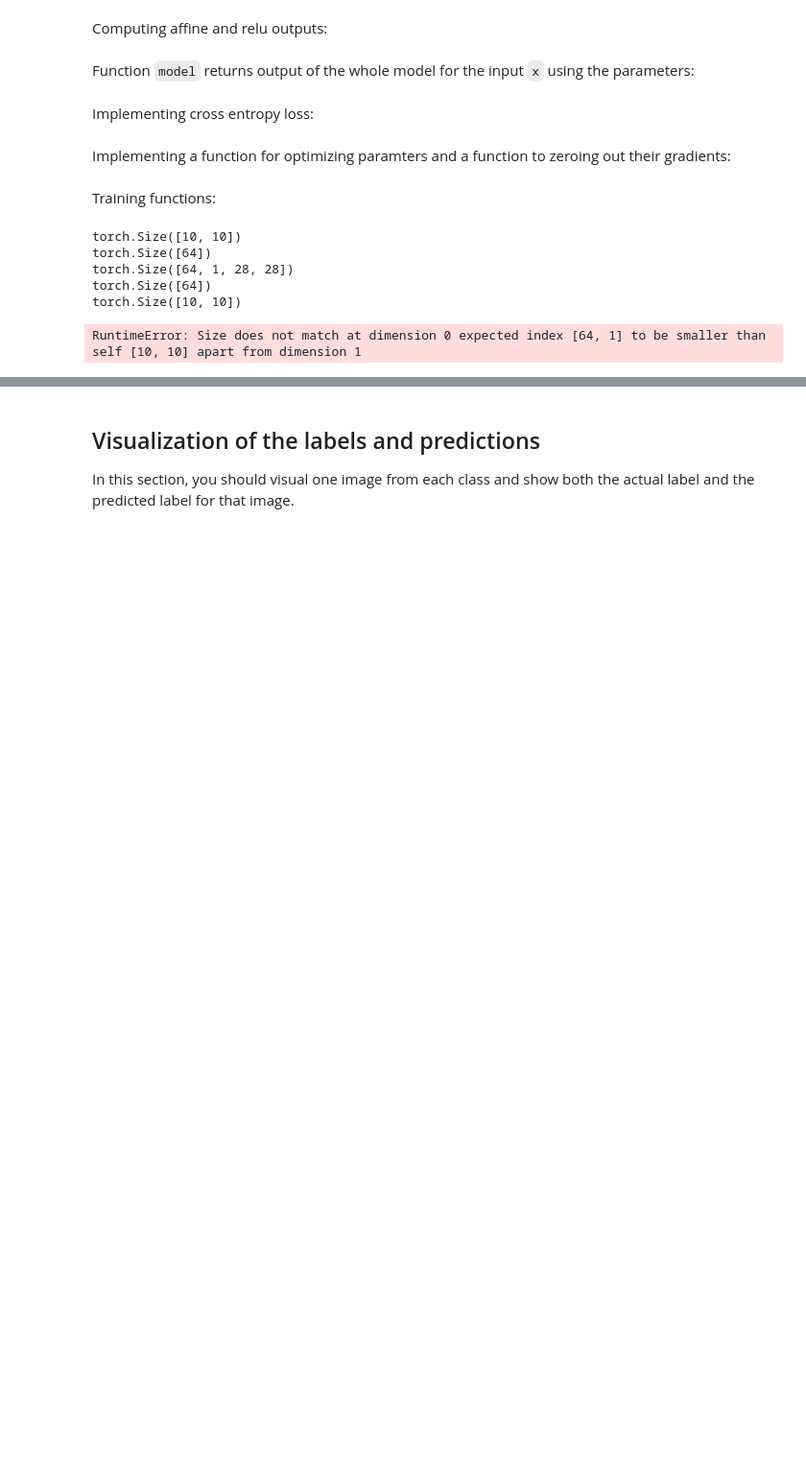
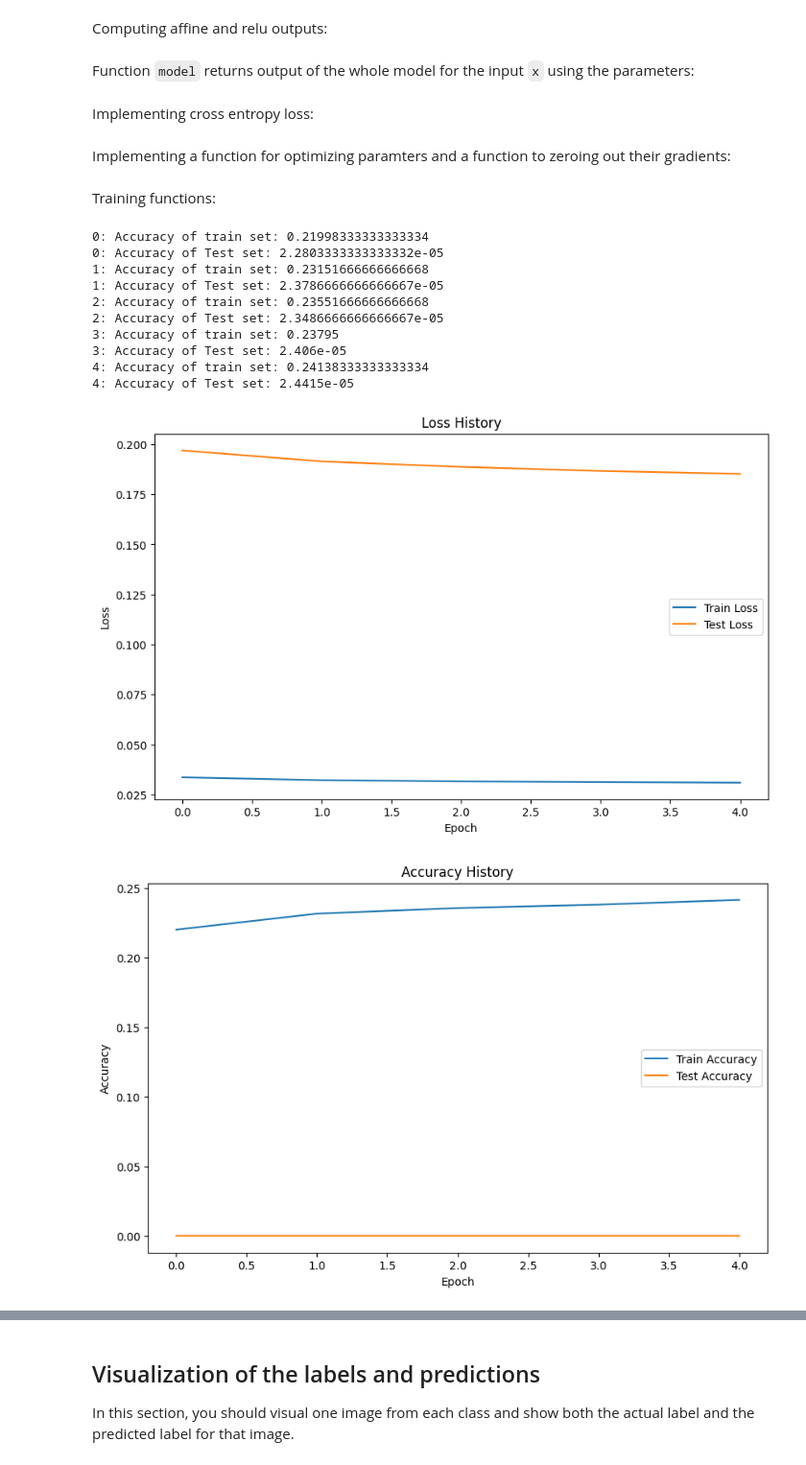
Before and after one commit to ParsaYousefpoor/IML_CHW3, a Jupyter notebook: Q1.ipynb, the cells around one changed output, grey strips where cells are left out. Shown: that part at 96% size. Saved outputs shown, nothing was run; the diff lists cells and outputs as text; code cells hidden in the pictures; blank space fills up the shorter version.

```diff
--- a/Q1.ipynb
+++ b/Q1.ipynb
@@ -139,19 +106,14 @@ plt.show()
 In this part, we create the model and initialize its parameters and store the values of these parameters in the variable `parameters` which is a dictionary including the weigths and biases of each layer.
 # %%
 def add_linear_layer(parameters: dict, shape, device, i=None):
-    """
-    This function adds parameters of a linear unit of shape `shape` to the `parameters` dictionary.
-    """
     n_in, n_out = shape
     with torch.no_grad():
         w = torch.zeros(*shape, device=device)
-        # kaiming initialization for ReLU activations:
         bound = 1 / np.sqrt(n_in).item()
         w.uniform_(-bound, bound)
-        b = torch.zeros(n_out, device=device)  # no need to (1, n_out). it will broadcast itself.
+        b = torch.zeros(n_out, device=device)
     w.requires_grad = True
     b.requires_grad = True
-    # `i` is used to give numbers to parameter names
     parameters.update({f'w{i}': w, f'b{i}': b})
 # %% [markdown]
 Now we define our neural network with the given layers and add the weights and biases to the dictionary `parameters`. **You are allowed to modify the values of the layers**.
@@ -197,18 +151,14 @@ def relu(x):
 Function `model` returns output of the whole model for the input `x` using the parameters:
 # %%
 def model(x: torch.Tensor, parameters, num_layers=num_layers):
-    # number of batches
     B = x.shape[0]
     x = x.view(B, -1)
-
-    ## FILL HERE
     for i in range(num_layers):
         w = parameters[f'w{i}']
         b = parameters[f'b{i}']
         x = affine_forward(x, w, b)
         x = relu(x)
-
-    output = affine_forward(x, parameters[f'w{num_layers - 1}'], parameters[f'b{num_layers - 1}'])
+    output = x
     return output
 # %% [markdown]
 Implementing cross entropy loss:
@@ -237,7 +184,6 @@ def sgd_optimizer(parameters: Dict[str, torch.Tensor], learning_rate=0.001):
 Training functions:
 # %%
 def accuracy(y_pred: np.ndarray, y_true: np.ndarray):
-    ## FILL HERE
     acc = np.mean(y_pred == y_true)
     return acc
 
@@ -251,34 +197,27 @@ def train(train_loader, learning_rate=0.001, epoch=None):
         '''
     train_loss = 0
     N_train = len(train_loader.dataset)
-
-    # Creating empty lists Y and Y_pred to store the labels and predictions of each batch
-    # for calculateing the accuracy later
     Y = []
     Y_pred = []
-
 
     for i, (x, y) in enumerate(train_loader):
         x = x.to(device)
         y = y.to(device)
         p = model(x, parameters)
-
-        ## FILL HERE
         loss = cross_entropy_loss(p, y)
         train_loss += loss.item()
         loss.backward()
         sgd_optimizer(parameters, learning_rate)
-
         y_pred = p.argmax(dim=-1)
         Y.append(y.cpu().numpy())
         Y_pred.append(y_pred.cpu().numpy())
-
     Y = np.concatenate(Y)
     Y_pred = np.concatenate(Y_pred)
+    train_loss /= N_train
     acc = accuracy(Y_pred, Y)
+    print(epoch, end=': ')
     print(f'Accuracy of train set: {acc}')
     return train_loss, acc
-
 
 def validate(loader, epoch=None, set_name=None):
     '''This function validates the model on the test dataloader. The function goes through each batch and does
@@ -286,24 +225,17 @@ def validate(loader, epoch=None, set_name=None):
         1- Calculate the model output
         2- Calculate the loss using the model output
         3- Print the loss for each batch and epoch
-
     Finally the function calculates the model accuracy.'''
     total_loss = 0
     N = len(loader.dataset)
-
-    # Creating empty lists Y and Y_pred to store the labels and predictions of each batch
-    # for calculateing the accuracy later
     Y = []
     Y_pred = []
     for i, (x, y) in enumerate(train_loader):
         x = x.to(device)
         y = y.to(device)
         p = model(x, parameters)
-
-        ## FILL HERE
         loss = cross_entropy_loss(p, y)
         total_loss += loss.item()
-
         y_pred = p.argmax(dim=-1)
         Y.append(y.cpu().numpy())
         Y_pred.append(y_pred.cpu().numpy())
@@ -311,6 +243,7 @@ def validate(loader, epoch=None, set_name=None):
     Y_pred = np.concatenate(Y_pred)
     total_loss /= N
     acc = accuracy(Y_pred, Y)
+    print(epoch, end=': ')
     print(f'Accuracy of {set_name} set: {acc}')
 
     return total_loss, acc
@@ -364,13 +289,19 @@ def train_model(dataloaders, num_epochs, learning_rate=0.001, model_name='pytorc
     plt.title('Accuracy History')
     plt.show()
 # %%
-train_model([train_loader, test_loader], num_epochs=25, learning_rate=0.005)
+train_model([train_loader, test_loader], num_epochs=5, learning_rate=0.005)
 # %% [output]
-torch.Size([10, 10])
-torch.Size([64])
-torch.Size([64, 1, 28, 28])
-torch.Size([64])
-torch.Size([10, 10])
+0: Accuracy of train set: 0.21998333333333334
+0: Accuracy of Test set: 2.2803333333333332e-05
+1: Accuracy of train set: 0.23151666666666668
+1: Accuracy of Test set: 2.3786666666666667e-05
+2: Accuracy of train set: 0.23551666666666668
+2: Accuracy of Test set: 2.3486666666666667e-05
+3: Accuracy of train set: 0.23795
+3: Accuracy of Test set: 2.406e-05
+4: Accuracy of train set: 0.24138333333333334
+4: Accuracy of Test set: 2.4415e-05
-RuntimeError: Size does not match at dimension 0 expected index [64, 1] to be smaller than self [10, 10] apart from dimension 1
+[figure, added]
+[figure, added]
 # %%
 print(f'Final test accuracy: {test_accuracies[-1]}')
```
Also changed, not shown: parts of 9 cells of this notebook.
